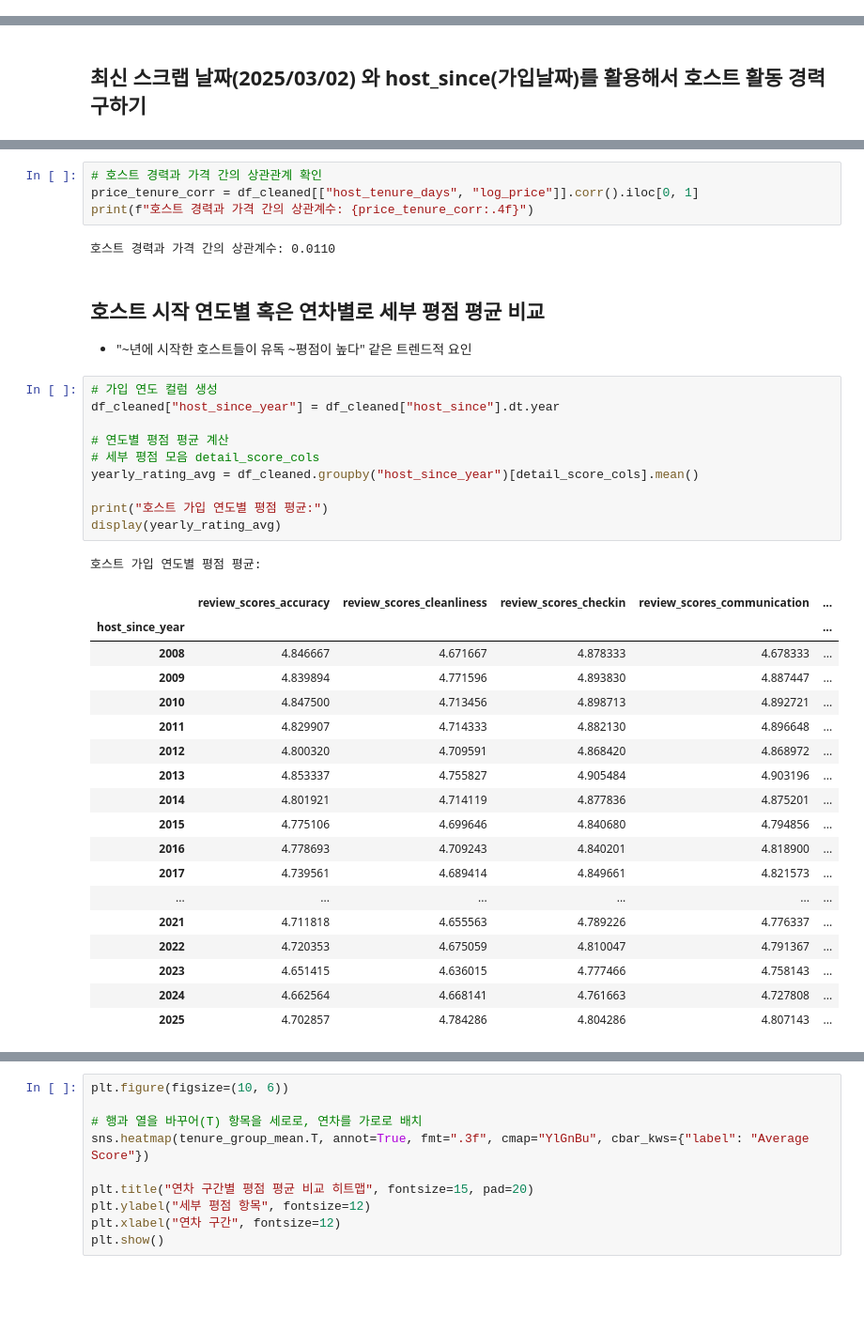
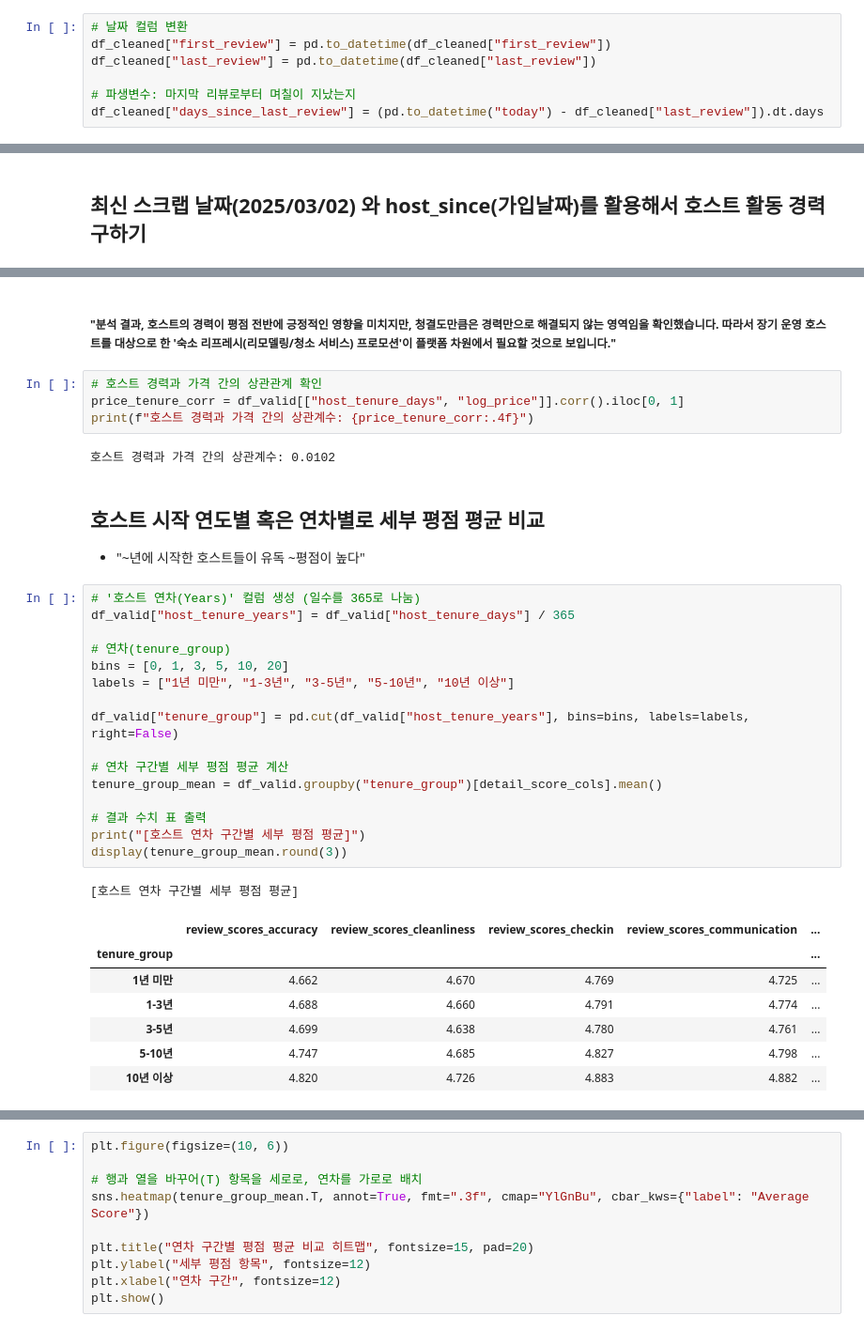
Before and after one commit to sybeom528/airbnb_price_prediction, a Jupyter notebook: notebooks/pjh_review_eda.ipynb, the cells around one changed output, grey strips where cells are left out. Shown at 94% size. Drawn from its saved outputs; the diff is of its cells as text; blank space fills up the shorter version.

```diff
--- a/notebooks/pjh_review_eda.ipynb
+++ b/notebooks/pjh_review_eda.ipynb
@@ -68,0 +92,7 @@ df_reviews = pd.read_csv("data/df_reviews_cleaned.csv")
+# %%
+# 날짜 컬럼 변환
+df_cleaned["first_review"] = pd.to_datetime(df_cleaned["first_review"])
+df_cleaned["last_review"] = pd.to_datetime(df_cleaned["last_review"])
+
+# 파생변수: 마지막 리뷰로부터 며칠이 지났는지
+df_cleaned["days_since_last_review"] = (pd.to_datetime("today") - df_cleaned["last_review"]).dt.days
@@ -443,39 +640,36 @@ plt.show()
+# %% [markdown]
+##### "분석 결과, 호스트의 경력이 평점 전반에 긍정적인 영향을 미치지만, 청결도만큼은 경력만으로 해결되지 않는 영역임을 확인했습니다. 따라서 장기 운영 호스트를 대상으로 한 '숙소 리프레시(리모델링/청소 서비스) 프로모션'이 플랫폼 차원에서 필요할 것으로 보입니다."
 # %%
 # 호스트 경력과 가격 간의 상관관계 확인
-price_tenure_corr = df_cleaned[["host_tenure_days", "log_price"]].corr().iloc[0, 1]
+price_tenure_corr = df_valid[["host_tenure_days", "log_price"]].corr().iloc[0, 1]
 print(f"호스트 경력과 가격 간의 상관계수: {price_tenure_corr:.4f}")
 # %% [output]
-호스트 경력과 가격 간의 상관계수: 0.0110
+호스트 경력과 가격 간의 상관계수: 0.0102
 # %% [markdown]
 ## 호스트 시작 연도별 혹은 연차별로 세부 평점 평균 비교
-- "~년에 시작한 호스트들이 유독 ~평점이 높다" 같은 트렌드적 요인
+- "~년에 시작한 호스트들이 유독 ~평점이 높다"
 # %%
-# 가입 연도 컬럼 생성
-df_cleaned["host_since_year"] = df_cleaned["host_since"].dt.year
+# '호스트 연차(Years)' 컬럼 생성 (일수를 365로 나눔)
+df_valid["host_tenure_years"] = df_valid["host_tenure_days"] / 365
 
-# 연도별 평점 평균 계산
-# 세부 평점 모음 detail_score_cols
-yearly_rating_avg = df_cleaned.groupby("host_since_year")[detail_score_cols].mean()
+# 연차(tenure_group)
+bins = [0, 1, 3, 5, 10, 20]
+labels = ["1년 미만", "1-3년", "3-5년", "5-10년", "10년 이상"]
 
-print("호스트 가입 연도별 평점 평균:")
-display(yearly_rating_avg)
+df_valid["tenure_group"] = pd.cut(df_valid["host_tenure_years"], bins=bins, labels=labels, right=False)
+
+# 연차 구간별 세부 평점 평균 계산
+tenure_group_mean = df_valid.groupby("tenure_group")[detail_score_cols].mean()
+
+# 결과 수치 표 출력
+print("[호스트 연차 구간별 세부 평점 평균]")
+display(tenure_group_mean.round(3))
 # %% [output]
-호스트 가입 연도별 평점 평균:
+[호스트 연차 구간별 세부 평점 평균]
 |  | review_scores_accuracy | review_scores_cleanliness | review_scores_checkin | review_scores_communication | ... |
-| host_since_year |  |  |  |  | ... |
-| 2008 | 4.846667 | 4.671667 | 4.878333 | 4.678333 | ... |
-| 2009 | 4.839894 | 4.771596 | 4.893830 | 4.887447 | ... |
-| 2010 | 4.847500 | 4.713456 | 4.898713 | 4.892721 | ... |
-| 2011 | 4.829907 | 4.714333 | 4.882130 | 4.896648 | ... |
-| 2012 | 4.800320 | 4.709591 | 4.868420 | 4.868972 | ... |
-| 2013 | 4.853337 | 4.755827 | 4.905484 | 4.903196 | ... |
-| 2014 | 4.801921 | 4.714119 | 4.877836 | 4.875201 | ... |
-| 2015 | 4.775106 | 4.699646 | 4.840680 | 4.794856 | ... |
-| 2016 | 4.778693 | 4.709243 | 4.840201 | 4.818900 | ... |
-| 2017 | 4.739561 | 4.689414 | 4.849661 | 4.821573 | ... |
-| ... | ... | ... | ... | ... | ... |
-| 2021 | 4.711818 | 4.655563 | 4.789226 | 4.776337 | ... |
-| 2022 | 4.720353 | 4.675059 | 4.810047 | 4.791367 | ... |
-| 2023 | 4.651415 | 4.636015 | 4.777466 | 4.758143 | ... |
-| 2024 | 4.662564 | 4.668141 | 4.761663 | 4.727808 | ... |
-| 2025 | 4.702857 | 4.784286 | 4.804286 | 4.807143 | ... |
+| tenure_group |  |  |  |  | ... |
+| 1년 미만 | 4.662 | 4.670 | 4.769 | 4.725 | ... |
+| 1-3년 | 4.688 | 4.660 | 4.791 | 4.774 | ... |
+| 3-5년 | 4.699 | 4.638 | 4.780 | 4.761 | ... |
+| 5-10년 | 4.747 | 4.685 | 4.827 | 4.798 | ... |
+| 10년 이상 | 4.820 | 4.726 | 4.883 | 4.882 | ... |
```
Also changed, not shown: parts of 70 cells of this notebook, 9 other files.
